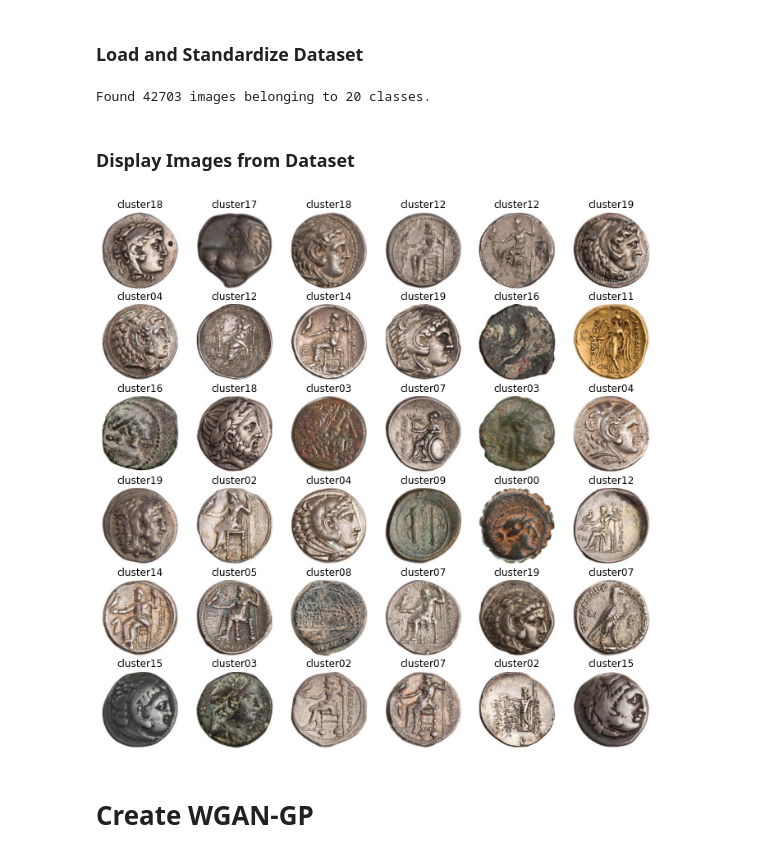
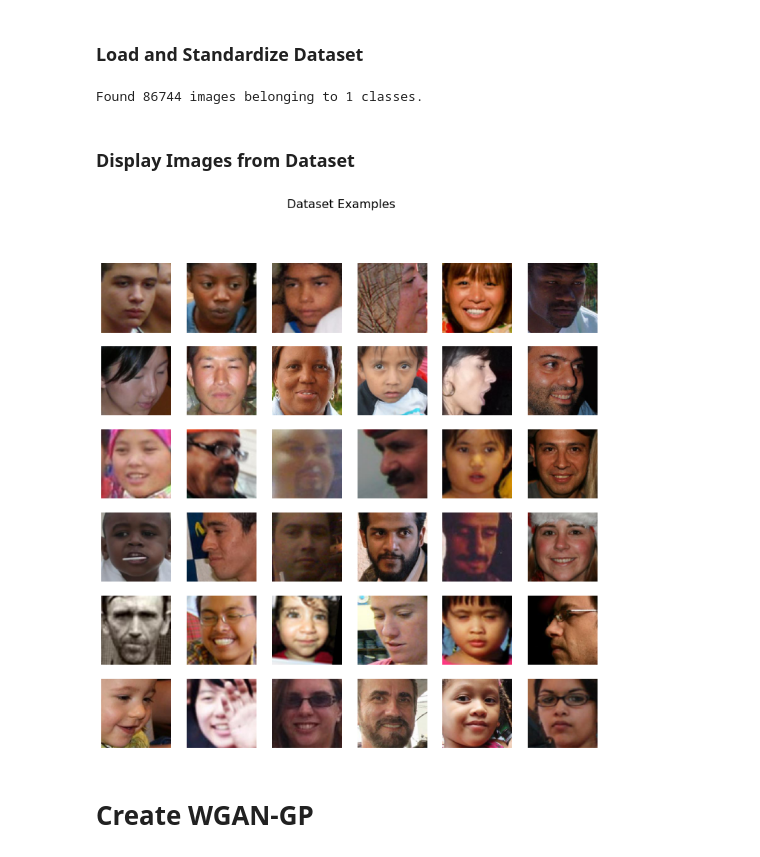
Before and after one commit to PScottZero/wgan-gp, a Jupyter notebook: wgan_gp.ipynb, the cells around one changed output. Drawn from its saved outputs; the diff is of its cells as text; code cells hidden in the pictures.

```diff
--- a/wgan_gp.ipynb
+++ b/wgan_gp.ipynb
@@ -51,10 +51,10 @@ def generate_noise(count, class_labels=[], class_index=None):
   return noise_with_classes, noise_classes
 
 
-def display_image_grid(images, labels=None, ax=None):
+def display_image_grid(images, labels=None, title=None):
   fig = plt.figure(figsize=(12, 12))
-  if ax:
-    fig.add_axes(ax)
+  if title:
+    fig.suptitle(title, fontsize=16)
   for i in range(len(images)):
     grid_size = int(np.ceil(np.sqrt(len(images))))
     fig.add_subplot(grid_size, grid_size, i + 1)
@@ -62,7 +62,6 @@ def display_image_grid(images, labels=None, ax=None):
       plt.title(labels[i][:14])
     plt.imshow(images[i] * 0.5 + 0.5)
     plt.axis('off')
-  plt.show()
 
 
 def make_dir(directory):
@@ -78,7 +77,7 @@ def remove_dir(directory):
 # %% [markdown]
 ### Load and Standardize Dataset
 # %%
-dataset_name = 'greek_coins_clustered'
+dataset_name = 'fairface'
 dataset_dir = f'input_images/{dataset_name}'
 
 batch_size = 16
@@ -100,25 +99,25 @@ labels = list(dataset.class_indices.keys())
 num_classes = len(labels)
 img_shape_with_class = (img_dim, img_dim, channels + num_classes)
 # %% [output]
-Found 42703 images belonging to 20 classes.
+Found 86744 images belonging to 1 classes.
 # %% [markdown]
 ### Display Images from Dataset
 # %%
 num_examples = 36
 
 images, example_labels = [], []
 while len(images) < num_examples:
   image_batch, label_batch = dataset.next()
   images += list(image_batch)
   example_labels += list(np.argmax(label_batch, axis=1))
 
 images = images[:num_examples]
 example_labels = [labels[i] for i in example_labels[:num_examples]]
 example_labels = None if num_classes == 1 else example_labels
 
-display_image_grid(images, example_labels)
+display_image_grid(images, example_labels, 'Dataset Examples')
 # %% [output]
-[figure, old version]
+[figure, new version]
 # %% [markdown]
 # Create WGAN-GP
 # %% [markdown]
```
Also changed, not shown: parts of 12 cells of this notebook, 1 other file.
